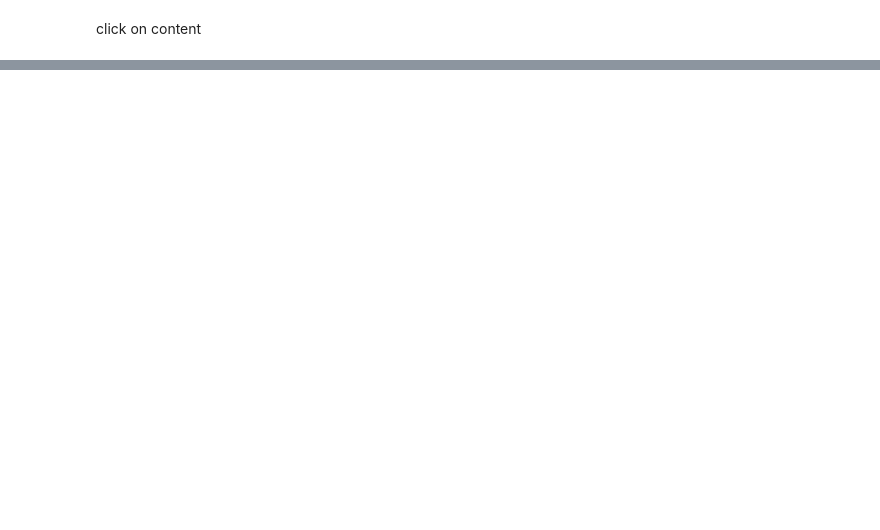
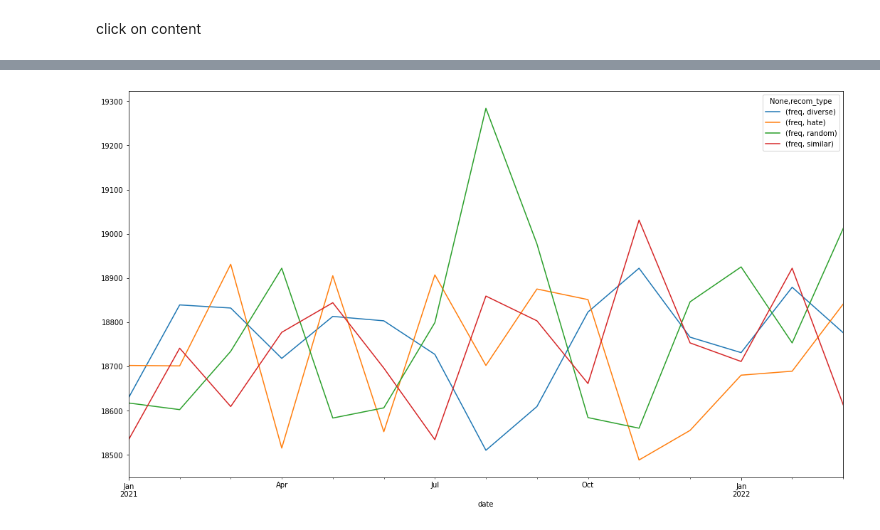
Before and after one commit to ciCciC/RecommendationSysTopicModel, a Jupyter notebook: notebooks/data_simulator.ipynb, the cells around one changed output, grey strips where cells are left out. Saved outputs shown, nothing was run; the diff lists cells and outputs as text; code cells hidden in the pictures; blank space fills up the shorter version.

```diff
--- a/notebooks/data_simulator.ipynb
+++ b/notebooks/data_simulator.ipynb
@@ -307,0 +298,2 @@ user_logs.to_csv('../data/users_logs.csv')
+# %%
+user_logs.set_index(keys=['date']).groupby(['user_id', 'recom_type']).agg(len)[:20]
@@ -307,0 +319,6 @@ user_logs.to_csv('../data/users_logs.csv')
+# %%
+from collections import Counter
+# grouped = user_logs[['date', 'recom_type']].groupby('date').aggregate(lambda x: Counter(x))
+grouped = user_logs[['date', 'recom_type']].groupby(['date', 'recom_type']).agg(len)
+# %%
+grouped = grouped.reset_index().rename(columns={0:'freq'})
@@ -307,0 +345,5 @@ user_logs.to_csv('../data/users_logs.csv')
+# %%
+date_x_recom_matrix = grouped.pivot(index='date', columns='recom_type')
+date_x_recom_matrix.plot(figsize=(18, 10));
+# %% [output]
+[figure, added]
```
Also changed, not shown: parts of 16 cells of this notebook, 3 other files.
